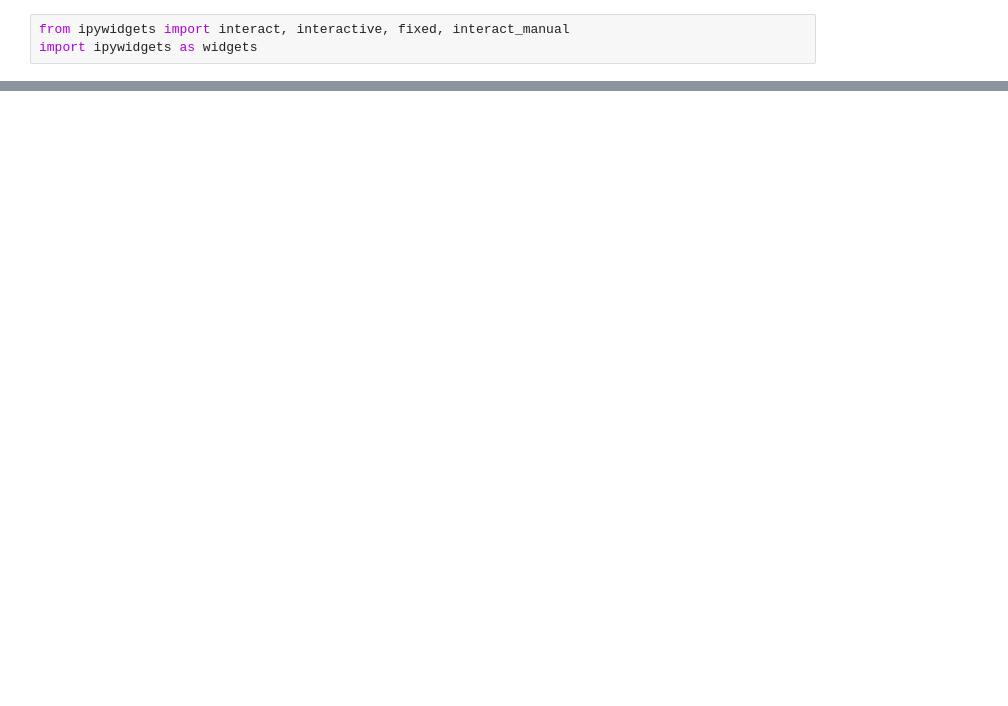
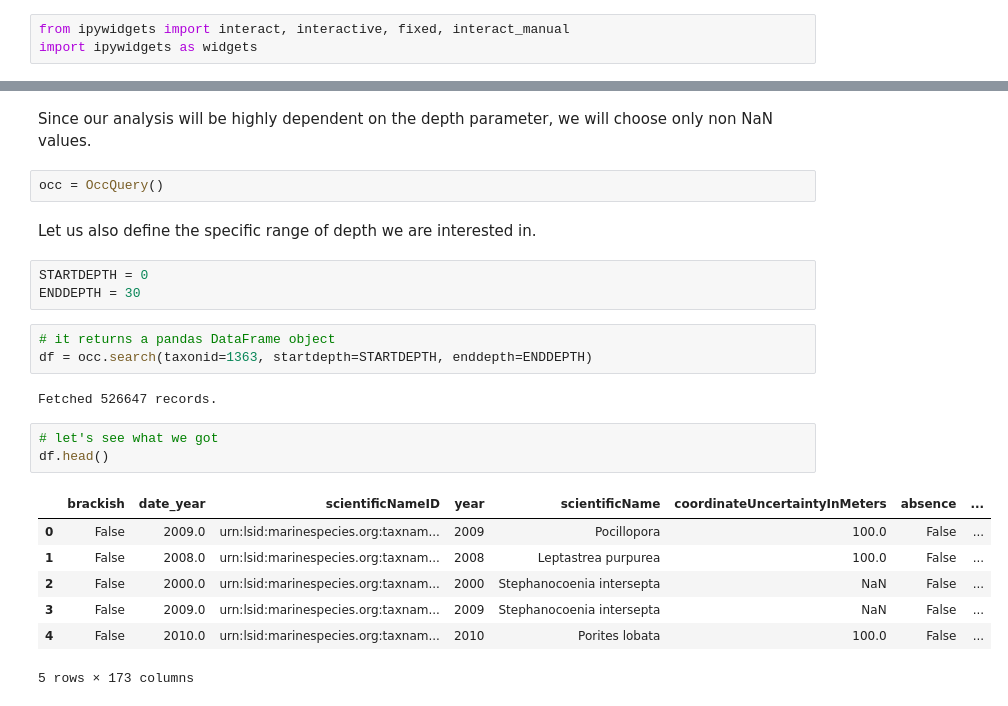
Before and after one commit to iobis/pyobis, a Jupyter notebook: notebooks/biodiversity_mapping.ipynb, the cells around one changed output, grey strips where cells are left out. Drawn from its saved outputs; the diff is of its cells as text; blank space fills up the shorter version.

```diff
--- a/notebooks/biodiversity_mapping.ipynb
+++ b/notebooks/biodiversity_mapping.ipynb
@@ -91,0 +44,25 @@ Next things to do:
+# %% [markdown]
+Since our analysis will be highly dependent on the depth parameter, we will choose only non NaN values.
+# %%
+occ = OccQuery()
+# %% [markdown]
+Let us also define the specific range of depth we are interested in.
+# %%
+STARTDEPTH = 0
+ENDDEPTH = 30
+# %%
+# it returns a pandas DataFrame object
+df = occ.search(taxonid=1363, startdepth=STARTDEPTH, enddepth=ENDDEPTH)
+# %% [output]
+Fetched 526647 records.
+# %%
+# let's see what we got
+df.head()
+# %% [output]
+|  | brackish | date_year | scientificNameID | year | scientificName | coordinateUncertaintyInMeters | absence | ... |
+| 0 | False | 2009.0 | urn:lsid:marinespecies.org:taxnam... | 2009 | Pocillopora | 100.0 | False | ... |
+| 1 | False | 2008.0 | urn:lsid:marinespecies.org:taxnam... | 2008 | Leptastrea purpurea | 100.0 | False | ... |
+| 2 | False | 2000.0 | urn:lsid:marinespecies.org:taxnam... | 2000 | Stephanocoenia intersepta | NaN | False | ... |
+| 3 | False | 2009.0 | urn:lsid:marinespecies.org:taxnam... | 2009 | Stephanocoenia intersepta | NaN | False | ... |
+| 4 | False | 2010.0 | urn:lsid:marinespecies.org:taxnam... | 2010 | Porites lobata | 100.0 | False | ... |
+5 rows × 173 columns
```
Also changed, not shown: parts of 31 cells of this notebook.
